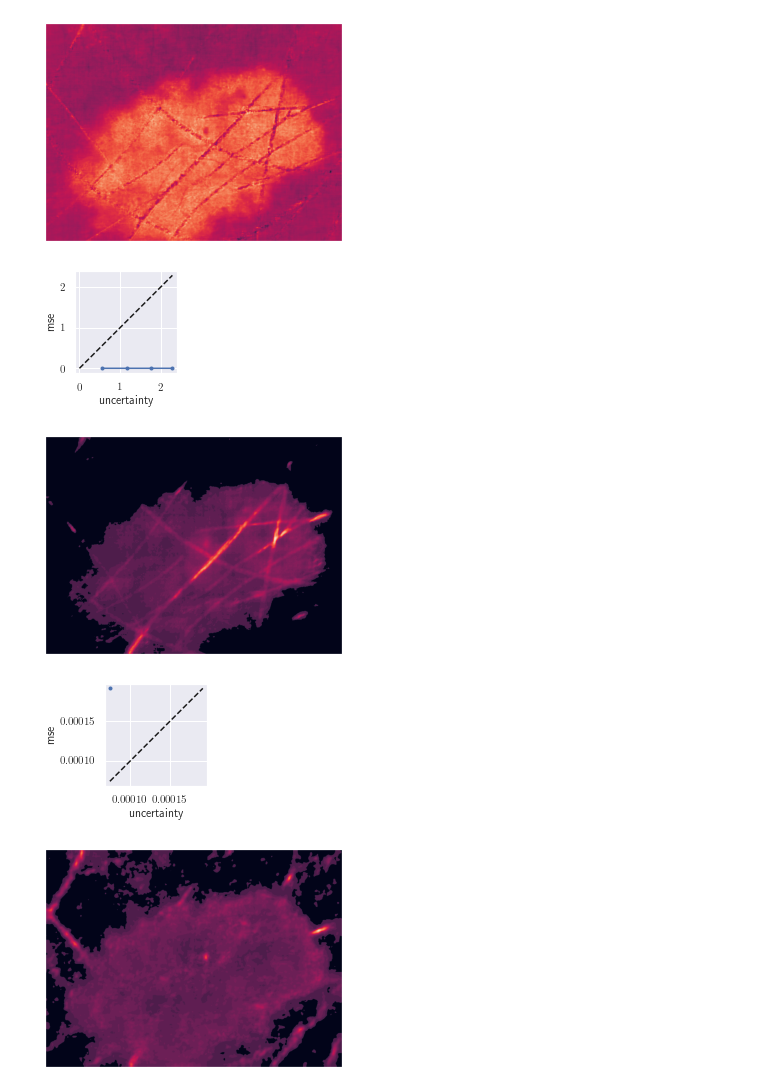
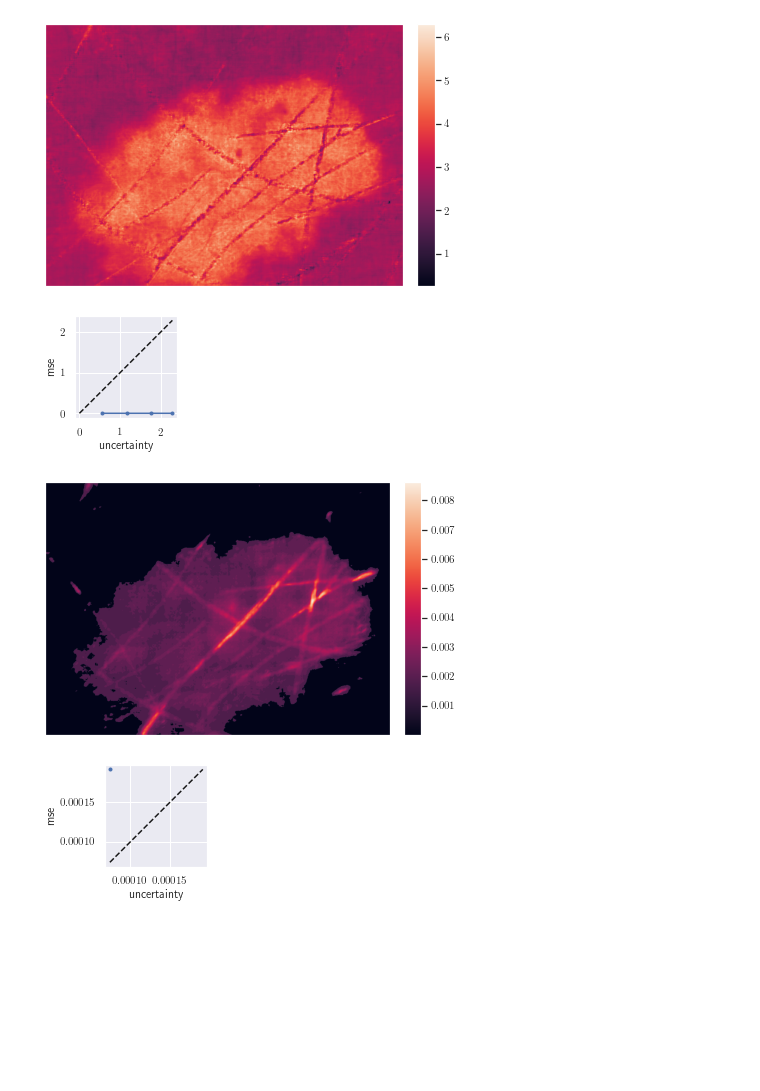
Before and after one commit to maltetoelle/mfvi-dip, a Jupyter notebook: eval.ipynb, the cells around one changed output. Saved outputs shown, nothing was run; the diff lists cells and outputs as text; code cells hidden in the pictures; blank space fills up the shorter version.

```diff
--- a/eval.ipynb
+++ b/eval.ipynb
@@ -82,5 +113,5 @@ def get_task_specifics(imgs: Dict[str, np.ndarray], task: str, net_info: Dict =
 # %%
-mc_iter = 5
+mc_iter = 25
 
 losses = {}
 psnrs = {}
@@ -115,56 +146,35 @@ for label, run in zip(labels, runs):
     if results["sgld_imgs"] is None:
 
         if downsampler is not None:
             downsampler = downsampler.to(device)
         img_list = get_mc_preds(net.to(device), net_input.to(device), mc_iter, post_processor=downsampler)
         ale, epi, uncert = uncert_regression_gal(img_list, reduction=None)
 
         out_torch_mean = torch.mean(torch.cat(img_list, dim=0)[:], dim=0, keepdim=True)
 
     else:
         sgld_imgs = results["sgld_imgs"]
 
         #if sgld_imgs[0].shape[0,0] == 2:
         #    ale, epi, uncert = uncert_regression_gal(sgld_imgs)
         #    out_torch_mean = torch.mean(torch.cat(sgld_imgs, dim=0)[:,:-1], dim=0)
         #else:
         sgld_imgs = torch.cat(sgld_imgs, dim=0)
         epi = uncert = torch.var(sgld_imgs[:,0], dim=0, keepdim=True).unsqueeze(1)
         ale = torch.zeros(epi.size())
         out_torch_mean = torch.mean(sgld_imgs[:,:], dim=0, keepdim=True)
 
     mse_err = F.mse_loss(out_torch_mean[:,:-1].to(device) * mask.to(device), img_corrupted_torch, reduction='none')
     mse_err = torch.mean(mse_err, dim=1, keepdim=True)
 
     uce, err_in_bin, avg_sigma_in_bin, freq_in_bin = uceloss(mse_err.to(device), uncert.to(device), n_bins=10, outlier=0.02)
 
-    mask = (uncert > 0.005).cpu().numpy()[0,0]
-    uncert = uncert.cpu().numpy()[0,0]
-    uncert -= uncert.min()
-    uncert /= uncert.max()
-    uncert = (uncert * 255).astype(np.uint8)
-
-    uncert = adjust_gamma(uncert, 3.5)
-    #uncert[mask] = cv2.equalizeHist(uncert[mask]).flatten() # + 0.1
-    #uncert -= uncert.min()
-    #uncert /= uncert.max()
-    #uncert = (np.clip(uncert, 0, 1) * 255).astype(np.uint8)
-
-    uncerts.append(uncert)
-    plt.imshow(uncert)#, cmap = cm.RdYlGn)
-    plt.grid(False)
-    plt.xticks([])
-    plt.yticks([])
-    plt.show()
-
-    #plt.hist(uncert.cpu().numpy().flatten())
-    #plt.show()
+    plot_uncert_map(uncert, with_colorbar=True, path=f"../uncert_map_{label}.pdf")
 
     V.plot_uncert(err_in_bin.cpu().numpy(), avg_sigma_in_bin.cpu().numpy())
     plt.show()
 # %% [output]
-[figure, old version]
+[figure, new version]
 [figure]
-[figure, old version]
+[figure, new version]
 [figure]
-[figure, removed]
```
Also changed, not shown: parts of 5 cells of this notebook, 5 other files.
